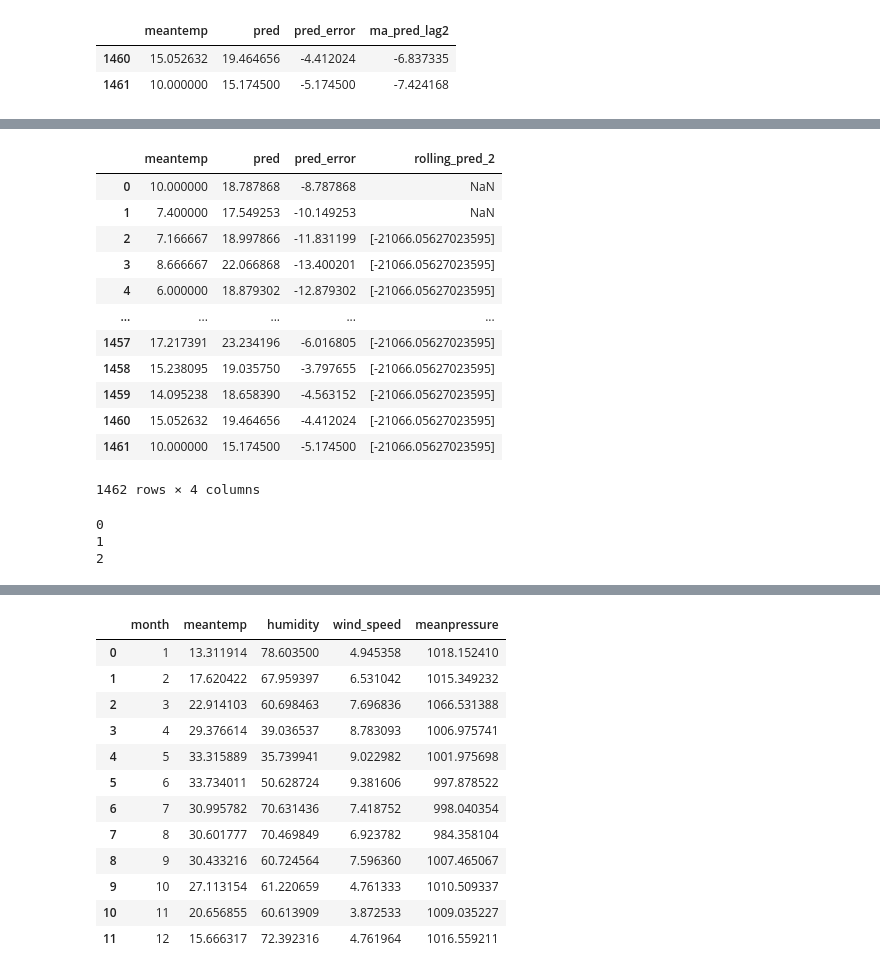
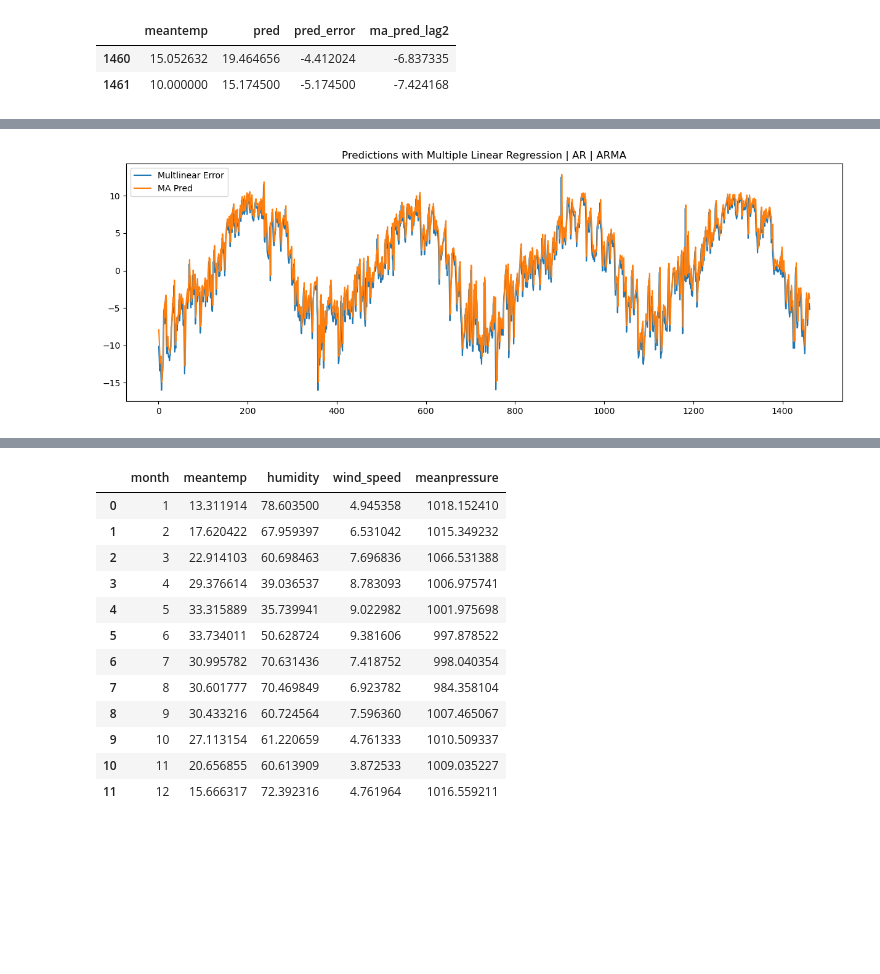
Before and after one commit to GuilhermeKnipl/Data-Science-Lab, a Jupyter notebook: ML_From_Scratch/Moving_Average.ipynb, the cells around one changed output, grey strips where cells are left out. Saved outputs shown, nothing was run; the diff lists cells and outputs as text; code cells hidden in the pictures; blank space fills up the shorter version.

```diff
--- a/ML_From_Scratch/Moving_Average.ipynb
+++ b/ML_From_Scratch/Moving_Average.ipynb
@@ -287,6 +277,6 @@ def ARMA(X, y:pd.DataFrame, n_window:int):
 # %%
 
 y_ar = AR(df[features],df[target],1).dropna()
-y_ma = MA(df[features],df[target],2).dropna()
+y_ma = MA(df[features],df[target],1).dropna()
 y_arma = ARMA(df[features],df[target],1).dropna()
 # %%
@@ -321,0 +304,9 @@ plt.show()
+# %%
+fig = plt.figure(figsize=(15,5))
+plt.plot(y_ma['pred_error'],label="Multlinear Error")
+plt.plot(y_ma['ma_pred_lag1'],label="MA Pred")
+plt.title("Predictions with Multiple Linear Regression | AR | ARMA")
+plt.legend()
+plt.show()
+# %% [output]
+[figure, added]
@@ -342,26 +338,3 @@ def SMA(df: pd.DataFrame, column: str ,n_window:int, method:str = 'mean') -> pd.
                 for idx in range(n_window):
                     iter_val = df[column][np.abs(n-idx)]
                     window_values = np.append(window_values, iter_val)
-# %%
-AR(df[features],df[target],2)
-# %% [output]
-|  | meantemp | pred | pred_error | rolling_pred_2 |
-| 0 | 10.000000 | 18.787868 | -8.787868 | NaN |
-| 1 | 7.400000 | 17.549253 | -10.149253 | NaN |
-| 2 | 7.166667 | 18.997866 | -11.831199 | [-21066.05627023595] |
-| 3 | 8.666667 | 22.066868 | -13.400201 | [-21066.05627023595] |
-| 4 | 6.000000 | 18.879302 | -12.879302 | [-21066.05627023595] |
-| ... | ... | ... | ... | ... |
-| 1457 | 17.217391 | 23.234196 | -6.016805 | [-21066.05627023595] |
-| 1458 | 15.238095 | 19.035750 | -3.797655 | [-21066.05627023595] |
-| 1459 | 14.095238 | 18.658390 | -4.563152 | [-21066.05627023595] |
-| 1460 | 15.052632 | 19.464656 | -4.412024 | [-21066.05627023595] |
-| 1461 | 10.000000 | 15.174500 | -5.174500 | [-21066.05627023595] |
-1462 rows × 4 columns
-# %%
-for col in enumerate(df[features].columns):
-    print(col[0])
-# %% [output]
-0
-1
-2
```
Also changed, not shown: parts of 7 cells of this notebook.
